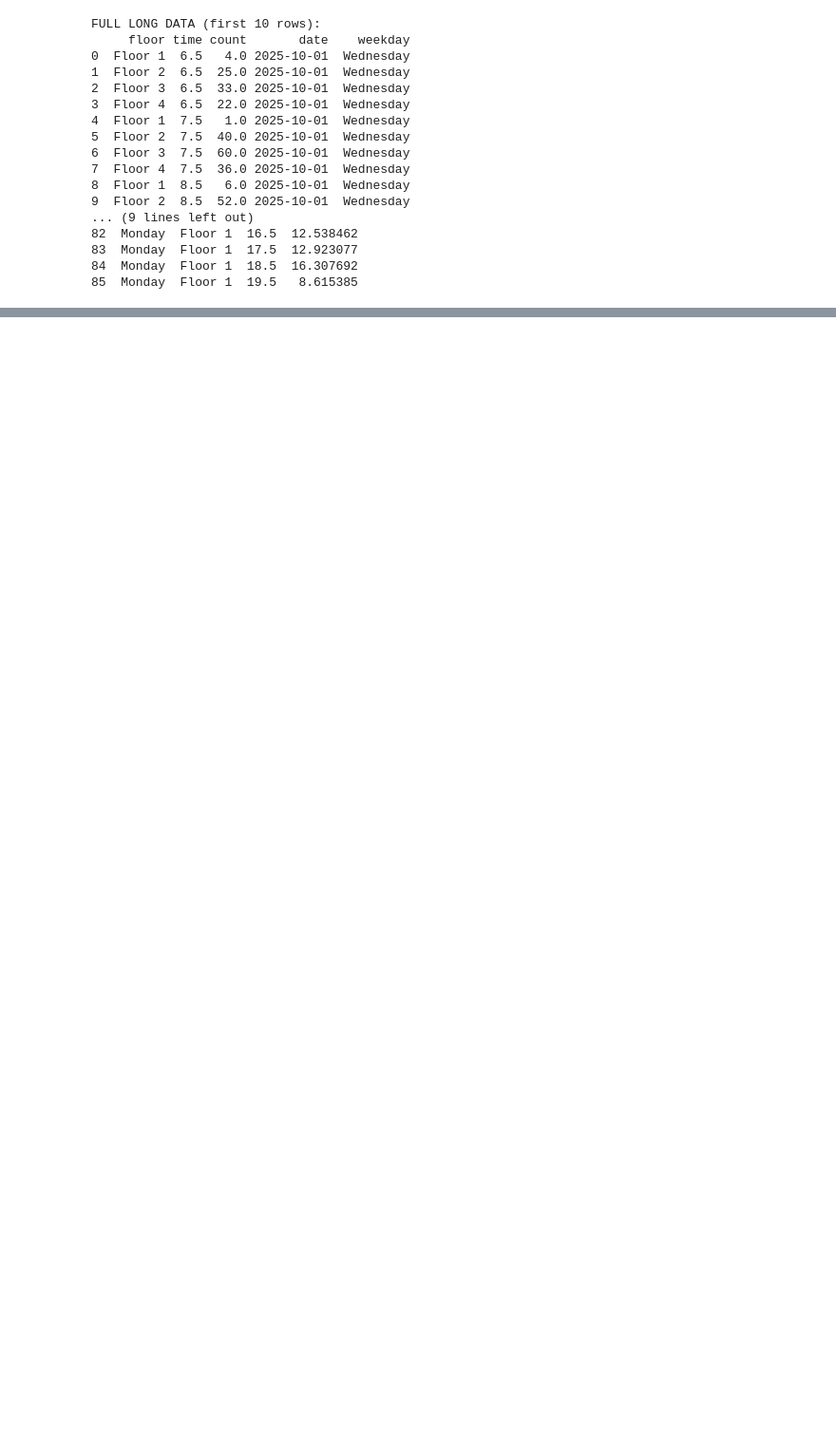
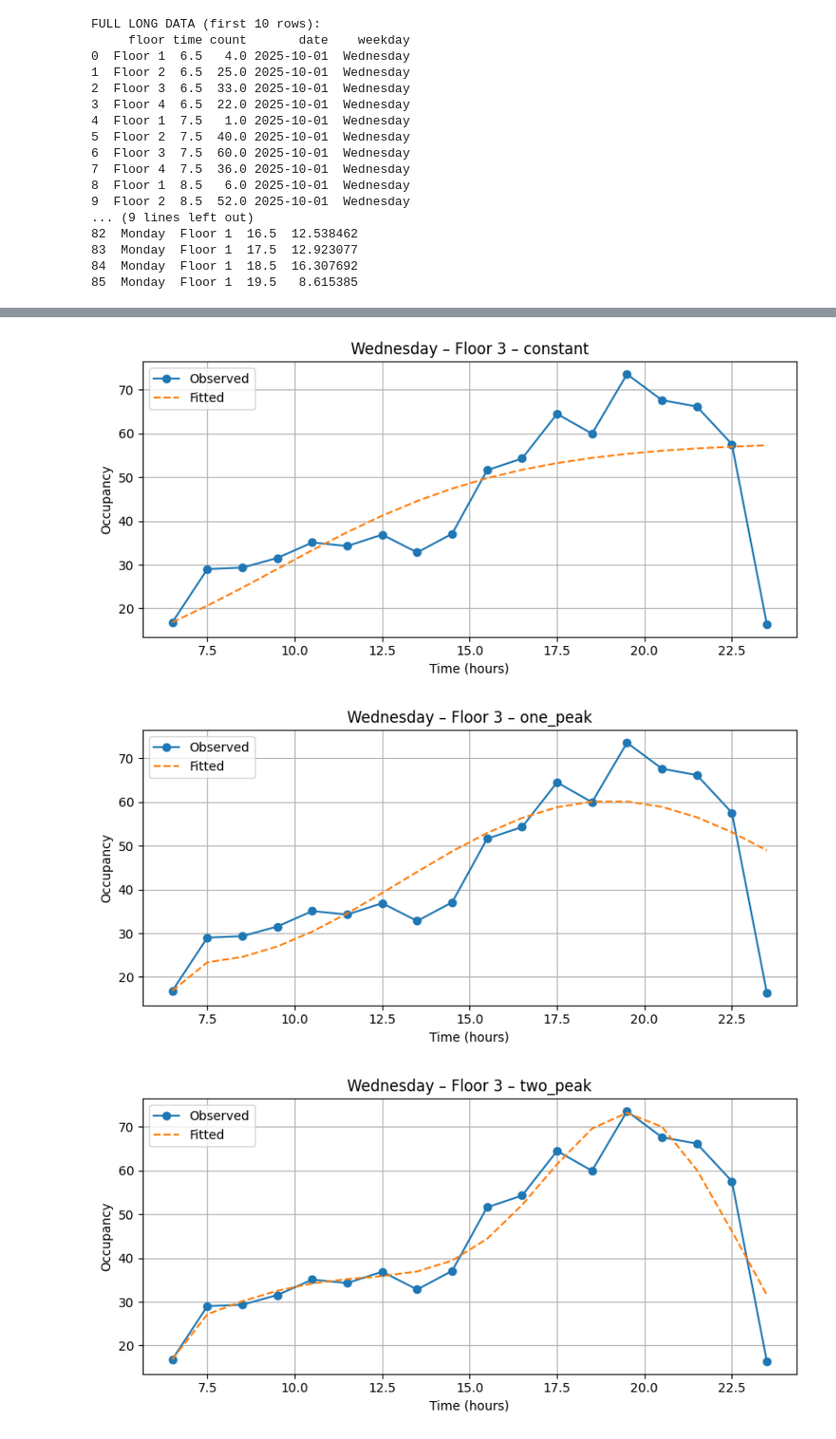
Before and after one commit to sofieutoft/gym_traffic, a Jupyter notebook: data_cleaning.ipynb, the cells around one changed output, grey strips where cells are left out. Shown at 95% size. Cells and saved outputs as stored; diff of their text form; code cells hidden in the pictures; blank space fills up the shorter version.

```diff
--- a/data_cleaning.ipynb
+++ b/data_cleaning.ipynb
@@ -188,0 +471,33 @@ FULL LONG DATA (first 10 rows):
+# %%
+import matplotlib.pyplot as plt
+
+def plot_fit(df, theta, model, weekday, floor):
+    times, x_obs, x_hat = predict_from_theta(df, theta, model)
+
+    plt.figure(figsize=(8, 4))
+    plt.plot(times, x_obs, marker="o", linestyle="-", label="Observed")
+    plt.plot(times, x_hat, linestyle="--", label="Fitted")
+
+    plt.xlabel("Time (hours)")
+    plt.ylabel("Occupancy")
+    plt.title(f"{weekday} – {floor} – {model}")
+    plt.legend()
+    plt.grid(True)
+    plt.tight_layout()
+    plt.show()
+# %%
+weekday = "Wednesday"
+floor = "Floor 3"
+
+df_sub = weekly_avg[
+    (weekly_avg["weekday"] == weekday) &
+    (weekly_avg["floor"] == floor)
+].sort_values("time")
+
+for model in ["constant", "one_peak", "two_peak"]:
+    theta = fit_floor_model(df_sub, model)
+    plot_fit(df_sub, theta, model, weekday, floor)
+# %% [output]
+[figure, added]
+[figure, added]
+[figure, added]
```
Also changed, not shown: parts of 14 cells of this notebook, 3 other files.
